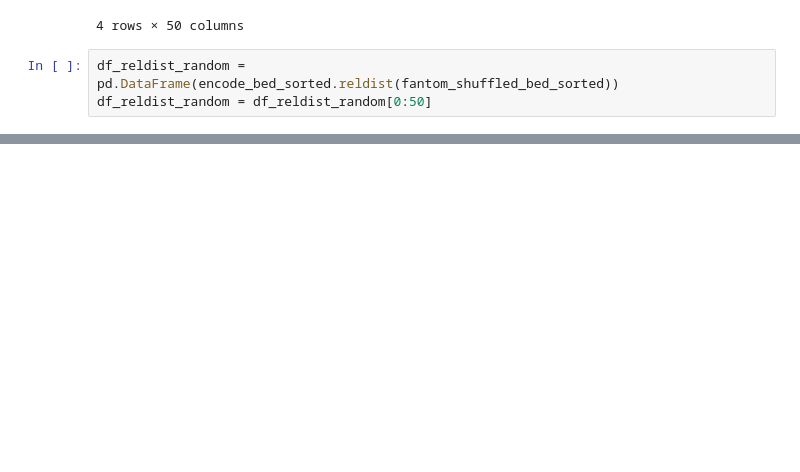
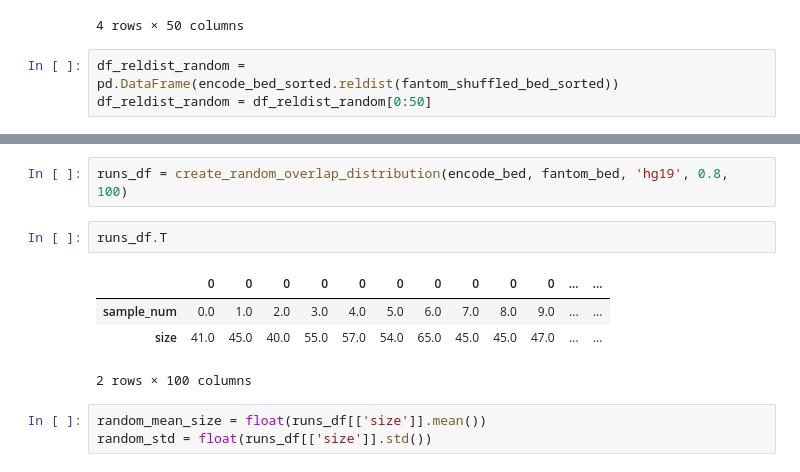
Before and after one commit to mvanzetti/thesis, a Jupyter notebook: notebooks/Null Model.ipynb, the cells around one changed output, grey strips where cells are left out. Cells and saved outputs as stored; diff of their text form; blank space fills up the shorter version.

```diff
--- a/notebooks/Null Model.ipynb
+++ b/notebooks/Null Model.ipynb
@@ -335,0 +376,12 @@ for ind, label in enumerate(g1.get_xticklabels()):
+# %%
+runs_df = create_random_overlap_distribution(encode_bed, fantom_bed, 'hg19', 0.8, 100)
+# %%
+runs_df.T
+# %% [output]
+|  | 0 | 0 | 0 | 0 | 0 | 0 | 0 | 0 | 0 | 0 | ... | ... |
+| sample_num | 0.0 | 1.0 | 2.0 | 3.0 | 4.0 | 5.0 | 6.0 | 7.0 | 8.0 | 9.0 | ... | ... |
+| size | 41.0 | 45.0 | 40.0 | 55.0 | 57.0 | 54.0 | 65.0 | 45.0 | 45.0 | 47.0 | ... | ... |
+2 rows × 100 columns
+# %%
+random_mean_size = float(runs_df[['size']].mean())
+random_std = float(runs_df[['size']].std())
```
Also changed, not shown: parts of 23 cells of this notebook, 2 other files.
